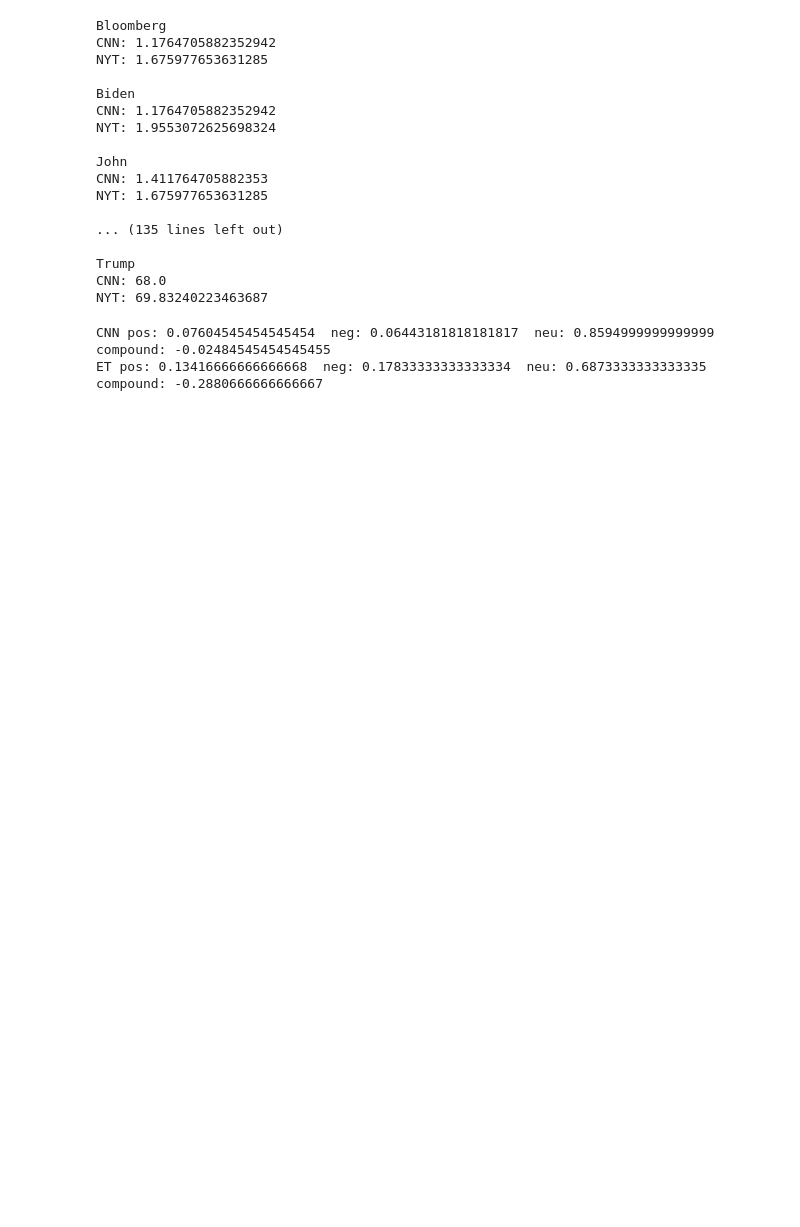
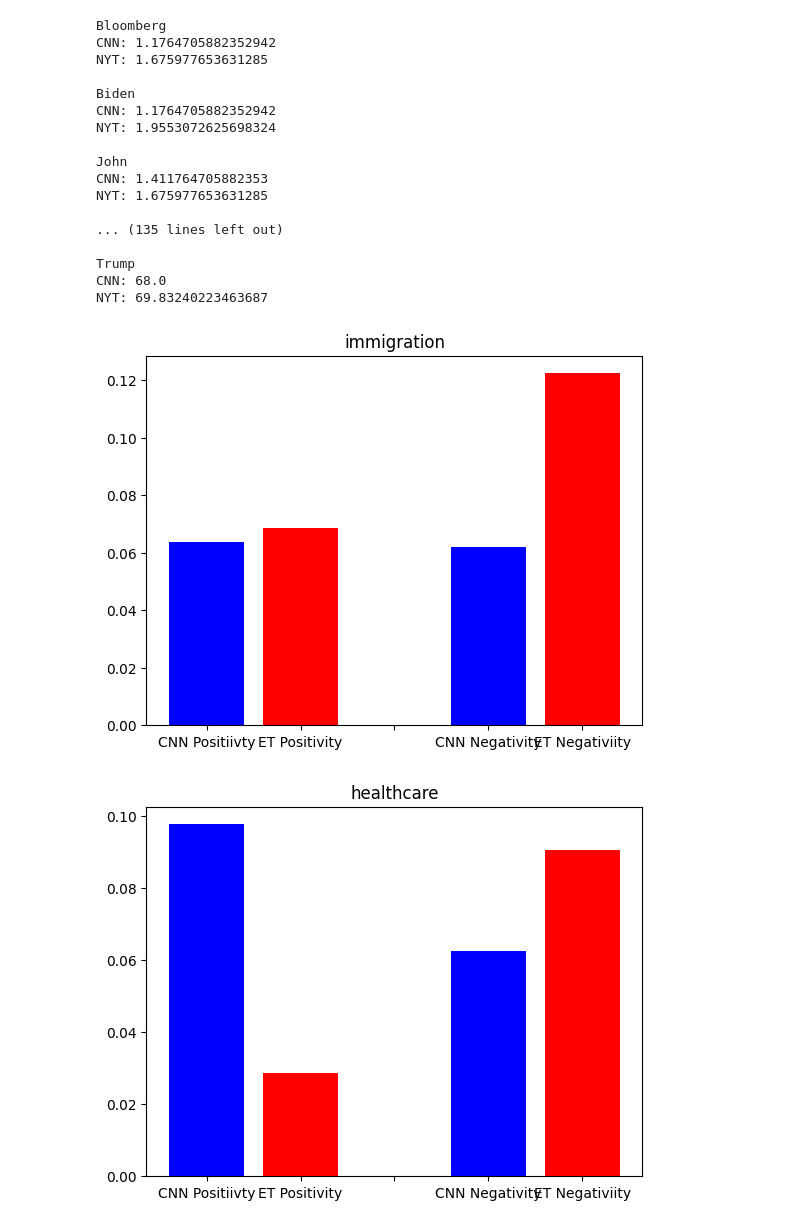
Before and after one commit to olincollege/HeadlineCorrelation, a Jupyter notebook: main.ipynb, the cells around one changed output. Drawn from its saved outputs; the diff is of its cells as text; code cells hidden in the pictures; blank space fills up the shorter version.

Commit message:
basic plotting

```diff
--- a/main.ipynb
+++ b/main.ipynb
@@ -110,7 +108,7 @@ FOX:
 start_year = 2020
 end_year = 2020
 start_month = 1
-end_month = 1
+end_month = 12
 
 [dataframe, example_dataframe] = articles.get_data(start_year, end_year, start_month, end_month)
 # %% [output]
@@ -183,13 +179,37 @@ Trump
 CNN: 68.0
 NYT: 69.83240223463687
 # %%
-[values, title_counts] = test_functions.word_sentiment(start_year,end_year,start_month,end_month,'biden',dataframe)
+[issue1_values, issue1_title_counts] = test_functions.word_sentiment(start_year,end_year,start_month,end_month,'immigration',dataframe)
+[issue2_values, issue2_title_counts] = test_functions.word_sentiment(start_year,end_year,start_month,end_month,'healthcare',dataframe)
+[issue3_values, issue3_title_counts] = test_functions.word_sentiment(start_year,end_year,start_month,end_month,'biden',dataframe)
 
-print("")
-print(f"CNN pos: {values['CNN']['pos']}  neg: {values['CNN']['neg']}  neu: {values['CNN']['neu']}  compound: {values['CNN']['compound']}")
-# print(f"NYT pos: {values['NYT']['pos']}  neg: {values['NYT']['neg']}  neu: {values['NYT']['neu']}  compound: {values['NYT']['compound']}")
-# print(f"BI pos: {values['BI']['pos']}  neg: {values['BI']['neg']}  neu: {values['BI']['neu']}  compound: {values['BI']['compound']}")
-print(f"ET pos: {values['ET']['pos']}  neg: {values['ET']['neg']}  neu: {values['ET']['neu']}  compound: {values['ET']['compound']}")
+
+
+colors = ['blue','red','black','blue','red']
+x = np.array(["CNN Positiivty", "ET Positivity", "", "CNN Negativity", "ET Negativiity"])
+y = np.array([issue1_values['CNN']['pos'], issue1_values['ET']['pos'], 0, issue1_values['CNN']['neg'], issue1_values['ET']['neg']])
+
+plt.bar(x,y,color=colors)
+plt.title('immigration')
+plt.show()
+
+
+colors = ['blue','red','black','blue','red']
+x = np.array(["CNN Positiivty", "ET Positivity", "", "CNN Negativity", "ET Negativiity"])
+y = np.array([issue2_values['CNN']['pos'], issue2_values['ET']['pos'], 0, issue2_values['CNN']['neg'], issue2_values['ET']['neg']])
+
+plt.bar(x,y,color=colors)
+plt.title('healthcare')
+plt.show()
+
+
+colors = ['blue','red','black','blue','red']
+x = np.array(["CNN Positiivty", "ET Positivity", "", "CNN Negativity", "ET Negativiity"])
+y = np.array([issue3_values['CNN']['pos'], issue3_values['ET']['pos'], 0, issue3_values['CNN']['neg'], issue3_values['ET']['neg']])
+
+plt.bar(x,y,color=colors)
+plt.title('biden')
+plt.show()
 # %% [output]
-CNN pos: 0.07604545454545454  neg: 0.06443181818181817  neu: 0.8594999999999999  compound: -0.02484545454545455
-ET pos: 0.13416666666666668  neg: 0.17833333333333334  neu: 0.6873333333333335  compound: -0.2880666666666667
+[figure, added]
+[figure, added]
```
Also changed, not shown: parts of 3 cells of this notebook.
